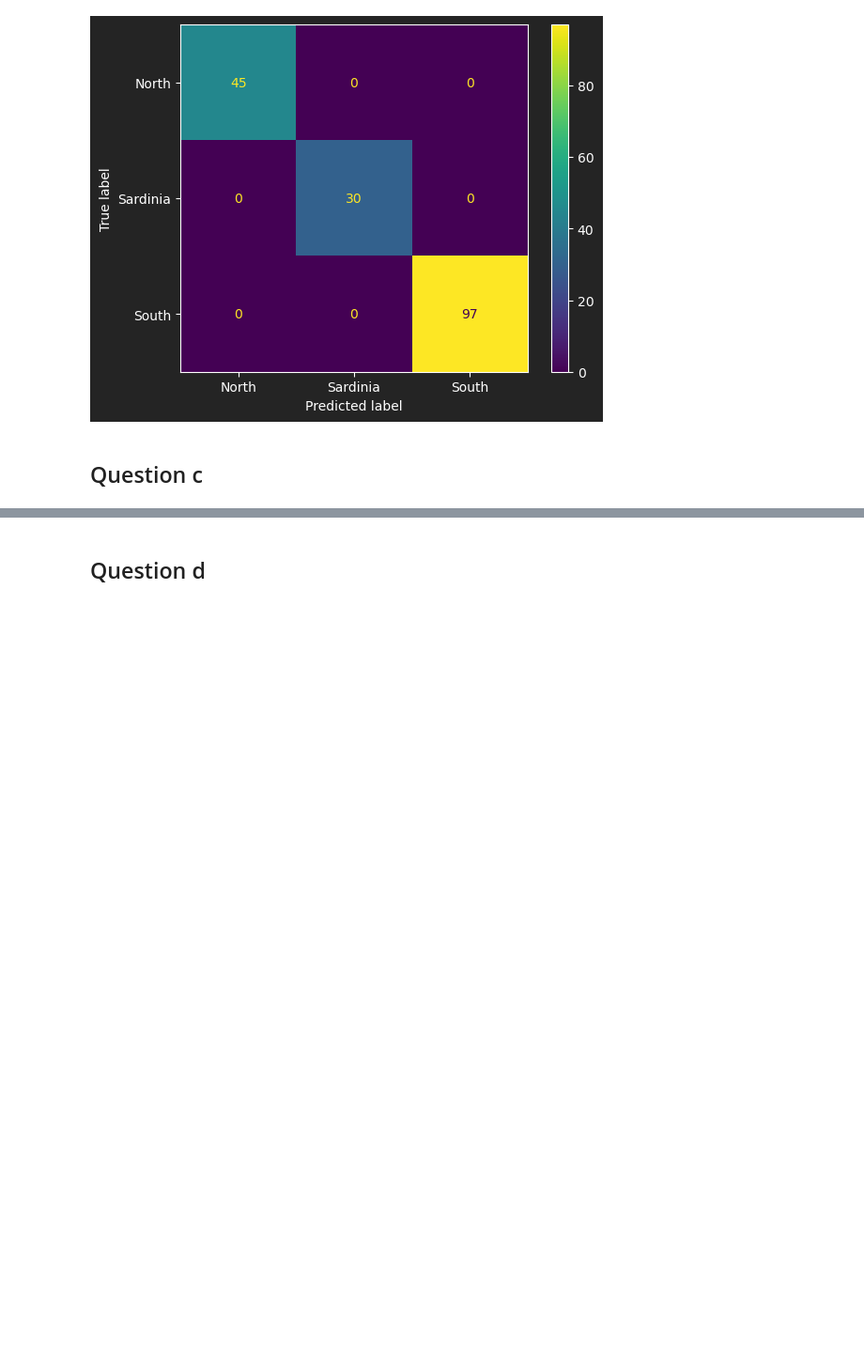
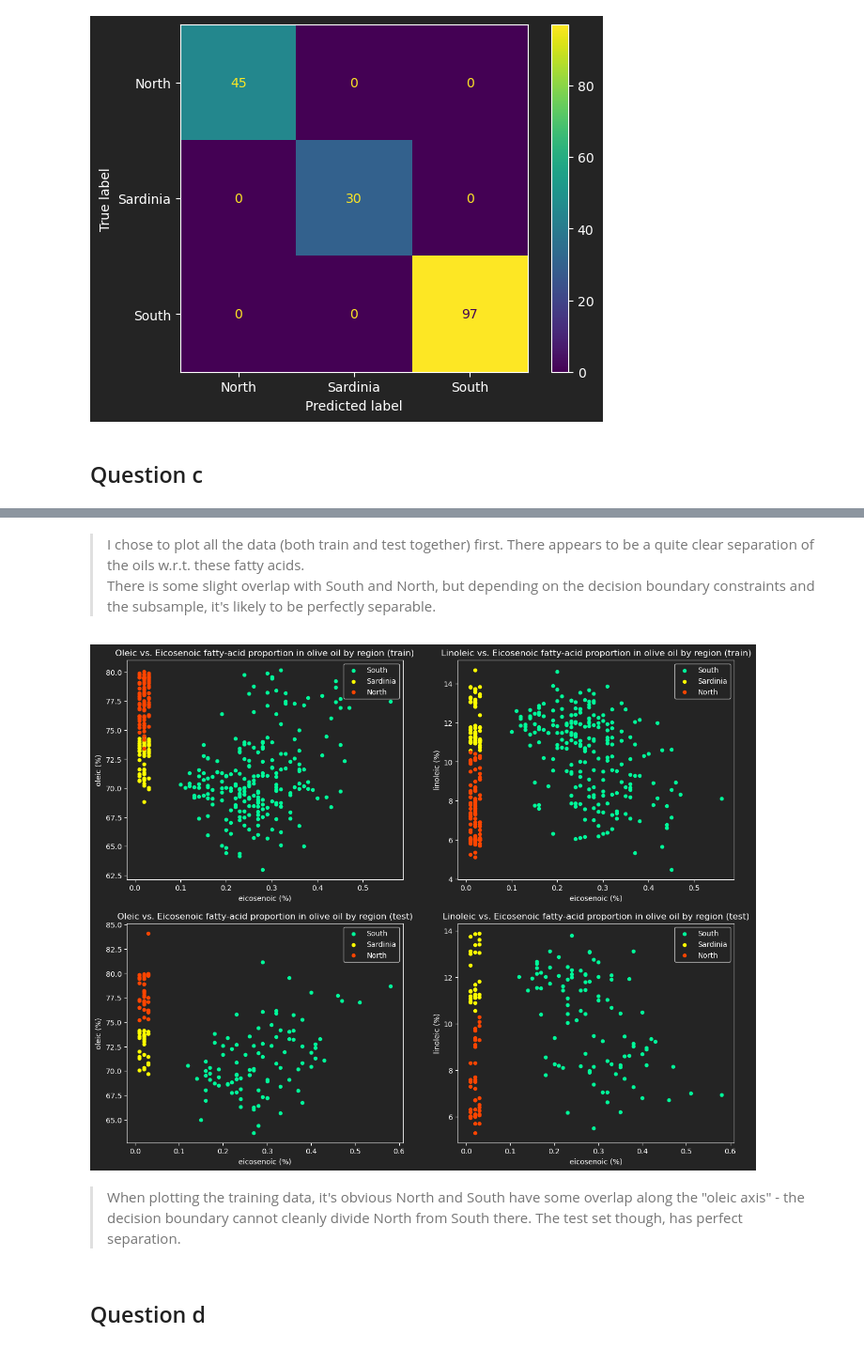
Before and after one commit to jbowen102/CS598_PSL_Coding_Assignment_4, a Jupyter notebook: CA4_dev.ipynb, the cells around one changed output, grey strips where cells are left out. Shown at 94% size. Drawn from its saved outputs; the diff is of its cells as text; code cells hidden in the pictures; blank space fills up the shorter version.

```diff
--- a/CA4_dev.ipynb
+++ b/CA4_dev.ipynb
@@ -191,2 +233,50 @@ ConfusionMatrixDisplay.from_predictions(
+# %% [markdown]
+> I chose to plot all the data (both train and test together) first.
+ There appears to be a quite clear separation of the oils w.r.t. these fatty acids.
+ There is some slight overlap with South and North, but depending on the decision boundary constraints and the subsample, it's likely to be perfectly separable.
+# %%
+fig, ax = plt.subplots(2, 2)
+ax1 = ax[0, 0]
+ax2 = ax[0, 1]
+ax3 = ax[1, 0]
+ax4 = ax[1, 1]
+fig.set_size_inches(15, 12)
+(X_train.loc[Y_train == "South", ["eicosenoic", "oleic"]]/100).plot(kind="scatter", x = "eicosenoic", y = "oleic", color="mediumspringgreen", ax=ax1)
+(X_train.loc[Y_train == "Sardinia", ["eicosenoic", "oleic"]]/100).plot(kind="scatter", x = "eicosenoic", y = "oleic", color="yellow", ax=ax1)
+(X_train.loc[Y_train == "North", ["eicosenoic", "oleic"]]/100).plot(kind="scatter", x = "eicosenoic", y = "oleic", color="orangered", ax=ax1)
+ax1.set_xlabel("eicosenoic (%)")
+ax1.set_ylabel("oleic (%)")
+ax1.set_title("Oleic vs. Eicosenoic fatty-acid proportion in olive oil by region (train)");
+ax1.legend(["South", "Sardinia", "North"])
+
+(X_train.loc[Y_train == "South", ["eicosenoic", "linoleic"]]/100).plot(kind="scatter", x = "eicosenoic", y = "linoleic", color="mediumspringgreen", ax=ax2)
+(X_train.loc[Y_train == "Sardinia", ["eicosenoic", "linoleic"]]/100).plot(kind="scatter", x = "eicosenoic", y = "linoleic", color="yellow", ax=ax2)
+(X_train.loc[Y_train == "North", ["eicosenoic", "linoleic"]]/100).plot(kind="scatter", x = "eicosenoic", y = "linoleic", color="orangered", ax=ax2)
+ax2.set_xlabel("eicosenoic (%)")
+ax2.set_ylabel("linoleic (%)")
+ax2.set_title("Linoleic vs. Eicosenoic fatty-acid proportion in olive oil by region (train)");
+ax2.legend(["South", "Sardinia", "North"]);
+
+
+(X_test.loc[Y_test == "South", ["eicosenoic", "oleic"]]/100).plot(kind="scatter", x = "eicosenoic", y = "oleic", color="mediumspringgreen", ax=ax3)
+(X_test.loc[Y_test == "Sardinia", ["eicosenoic", "oleic"]]/100).plot(kind="scatter", x = "eicosenoic", y = "oleic", color="yellow", ax=ax3)
+(X_test.loc[Y_test == "North", ["eicosenoic", "oleic"]]/100).plot(kind="scatter", x = "eicosenoic", y = "oleic", color="orangered", ax=ax3)
+ax3.set_xlabel("eicosenoic (%)")
+ax3.set_ylabel("oleic (%)")
+ax3.set_title("Oleic vs. Eicosenoic fatty-acid proportion in olive oil by region (test)");
+ax3.legend(["South", "Sardinia", "North"])
+
+(X_test.loc[Y_test == "South", ["eicosenoic", "linoleic"]]/100).plot(kind="scatter", x = "eicosenoic", y = "linoleic", color="mediumspringgreen", ax=ax4)
+(X_test.loc[Y_test == "Sardinia", ["eicosenoic", "linoleic"]]/100).plot(kind="scatter", x = "eicosenoic", y = "linoleic", color="yellow", ax=ax4)
+(X_test.loc[Y_test == "North", ["eicosenoic", "linoleic"]]/100).plot(kind="scatter", x = "eicosenoic", y = "linoleic", color="orangered", ax=ax4)
+ax4.set_xlabel("eicosenoic (%)")
+ax4.set_ylabel("linoleic (%)")
+ax4.set_title("Linoleic vs. Eicosenoic fatty-acid proportion in olive oil by region (test)");
+ax4.legend(["South", "Sardinia", "North"]);
+# %% [output]
+[figure, added]
+# %% [markdown]
+> When plotting the training data, it's obvious North and South have some overlap along the "oleic axis" - the decision boundary cannot cleanly divide North from South there.
+ The test set though, has perfect separation.
 # %% [markdown]
 ## Question d
```
Also changed, not shown: parts of 5 cells of this notebook.
